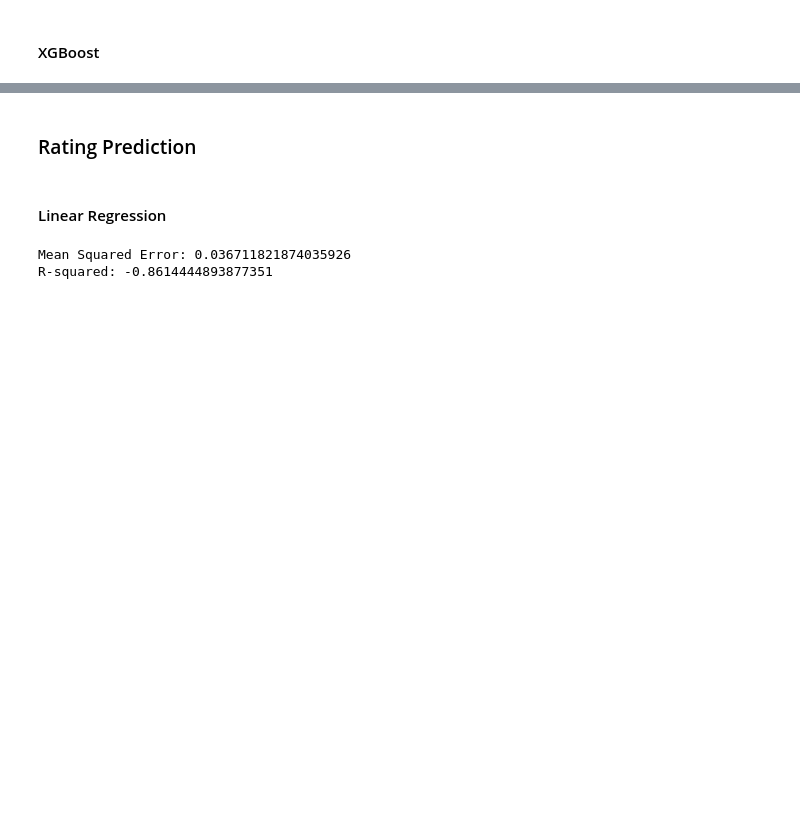
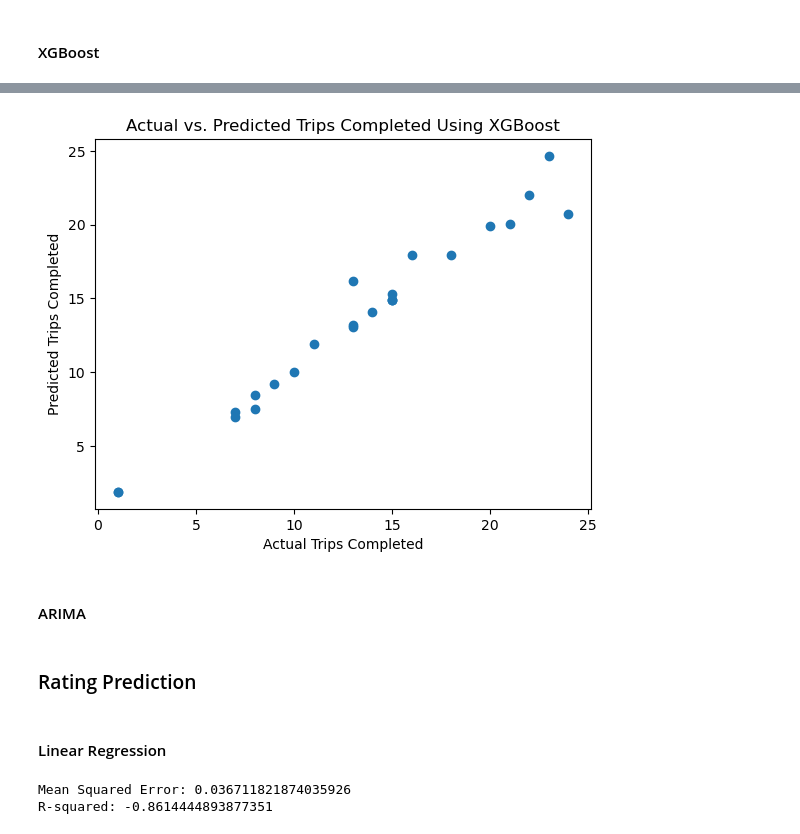
Before and after one commit to jiangyue-amber/uber-analysis, a Jupyter notebook: BI Analysis Prediction.ipynb, the cells around one changed output, grey strips where cells are left out. Cells and saved outputs as stored; diff of their text form; code cells hidden in the pictures; blank space fills up the shorter version.

Commit message:
4 algorithms done, waiting for arima

```diff
--- a/BI Analysis Prediction.ipynb
+++ b/BI Analysis Prediction.ipynb
@@ -108,9 +119,13 @@ plt.show()
 # %%
-plt.scatter(y_test, rf_pred)
+plt.scatter(y_test, xg_pred)
 plt.xlabel('Actual Trips Completed')
 plt.ylabel('Predicted Trips Completed')
-plt.title('Actual vs. Predicted Trips Completed Using Decision Tree')
+plt.title('Actual vs. Predicted Trips Completed Using XGBoost')
 plt.show()
+# %% [output]
+[figure, added]
+# %% [markdown]
+#### ARIMA
 # %% [markdown]
 ### Rating Prediction
 # %%
```
Also changed, not shown: parts of 3 cells of this notebook.
